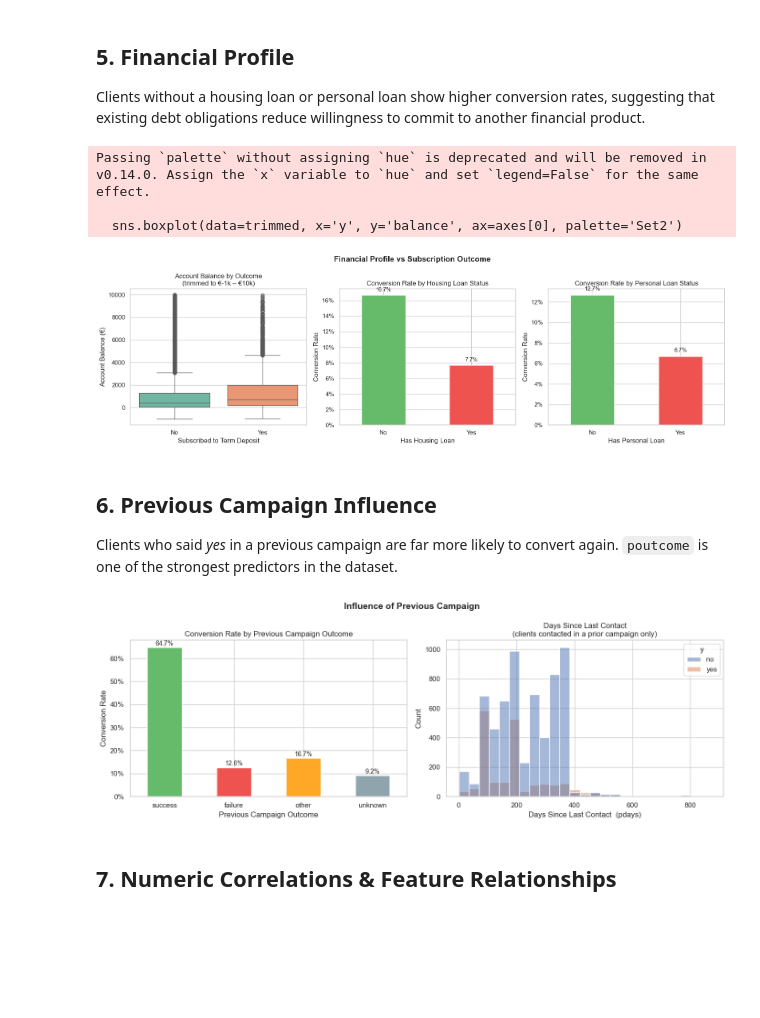
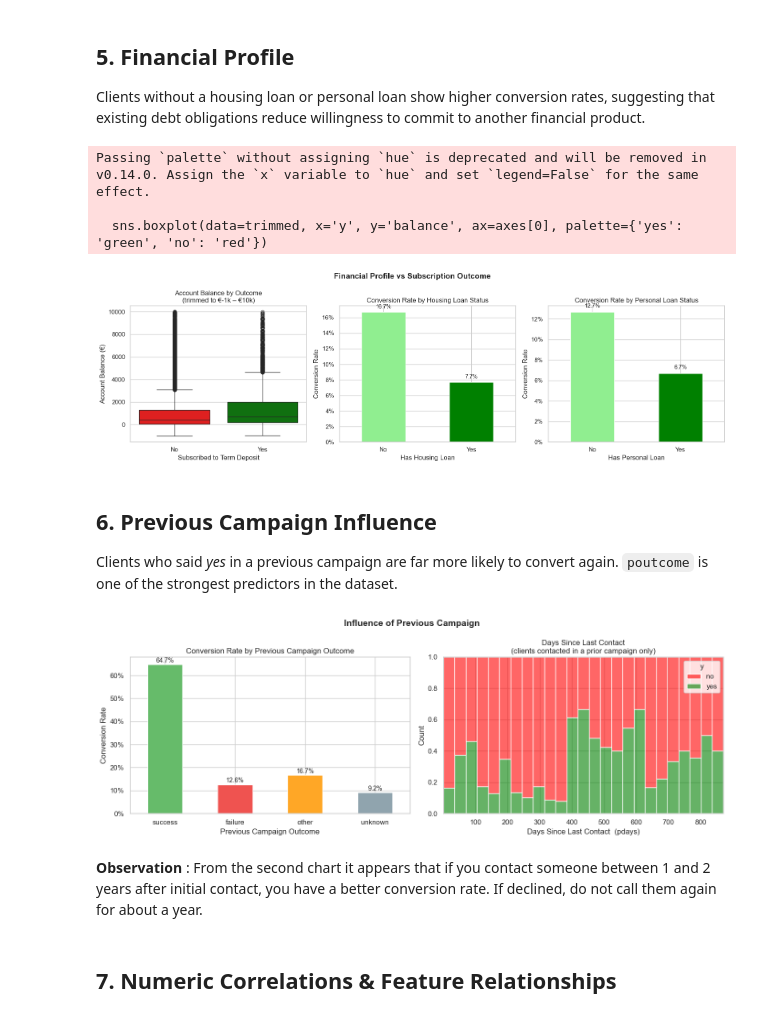
Before and after one commit to eigen-echo/ucb-pa17-comparing-classifiers, a Jupyter notebook: notebooks/00-exploratary-data-analysis.ipynb, the cells around one changed output. Drawn from its saved outputs; the diff is of its cells as text; code cells hidden in the pictures; blank space fills up the shorter version.

```diff
--- a/notebooks/00-exploratary-data-analysis.ipynb
+++ b/notebooks/00-exploratary-data-analysis.ipynb
@@ -223,15 +328,14 @@ fig, axes = plt.subplots(1, 3, figsize=(16, 5))
 
 # Account balance by outcome (trim outliers for readability)
 trimmed = df_full[df_full['balance'].between(-1000, 10000)]
-sns.boxplot(data=trimmed, x='y', y='balance', ax=axes[0], palette='Set2')
+sns.boxplot(data=trimmed, x='y', y='balance', ax=axes[0], palette={'yes': 'green', 'no': 'red'})
 axes[0].set_title('Account Balance by Outcome\n(trimmed to €-1k – €10k)')
 axes[0].set_xlabel('Subscribed to Term Deposit')
 axes[0].set_ylabel('Account Balance (€)')
 axes[0].set_xticklabels(['No', 'Yes'])
 
-# Housing loan conversion rate
 housing_rate = df_full.groupby('housing')['y'].apply(lambda x: (x == 'yes').mean())
-housing_rate.plot(kind='bar', ax=axes[1], color=['#66BB6A', '#EF5350'], edgecolor='white')
+housing_rate.plot(kind='bar', ax=axes[1], color=['lightgreen', 'green'], edgecolor='white')
 axes[1].set_title('Conversion Rate by Housing Loan Status')
 axes[1].set_xlabel('Has Housing Loan')
 axes[1].set_ylabel('Conversion Rate')
@@ -241,9 +345,8 @@ for bar in axes[1].patches:
     axes[1].text(bar.get_x() + bar.get_width() / 2, bar.get_height() + 0.003,
                  f'{bar.get_height():.1%}', ha='center', va='bottom', fontsize=10)
 
-# Personal loan conversion rate
 loan_rate = df_full.groupby('loan')['y'].apply(lambda x: (x == 'yes').mean())
-loan_rate.plot(kind='bar', ax=axes[2], color=['#66BB6A', '#EF5350'], edgecolor='white')
+loan_rate.plot(kind='bar', ax=axes[2], color=[ 'lightgreen', 'green'], edgecolor='white')
 axes[2].set_title('Conversion Rate by Personal Loan Status')
 axes[2].set_xlabel('Has Personal Loan')
 axes[2].set_ylabel('Conversion Rate')
@@ -259,8 +362,8 @@ plt.show()
 # %% [output]
 Passing `palette` without assigning `hue` is deprecated and will be removed in v0.14.0. Assign the `x` variable to `hue` and set `legend=False` for the same effect.
 
-  sns.boxplot(data=trimmed, x='y', y='balance', ax=axes[0], palette='Set2')
+  sns.boxplot(data=trimmed, x='y', y='balance', ax=axes[0], palette={'yes': 'green', 'no': 'red'})
-[figure, old version]
+[figure, new version]
 # %% [markdown]
 ## 6. Previous Campaign Influence
 
@@ -268,37 +371,37 @@ Clients who said *yes* in a previous campaign are far more likely to convert aga
 # %%
 fig, axes = plt.subplots(1, 2, figsize=(14, 5))
 
-# Previous campaign outcome → current subscription rate
 poutcome_order = ['success', 'failure', 'other', 'unknown']
 poutcome_rate = (
     df_full.groupby('poutcome')['y']
     .apply(lambda x: (x == 'yes').mean())
     .reindex(poutcome_order)
     .dropna()
 )
 bar_colors = ['#66BB6A', '#EF5350', '#FFA726', '#90A4AE']
 poutcome_rate.plot(kind='bar', ax=axes[0], color=bar_colors[:len(poutcome_rate)], edgecolor='white')
 axes[0].set_title('Conversion Rate by Previous Campaign Outcome')
 axes[0].set_xlabel('Previous Campaign Outcome')
 axes[0].set_ylabel('Conversion Rate')
 axes[0].set_xticklabels(axes[0].get_xticklabels(), rotation=0)
 axes[0].yaxis.set_major_formatter(plt.FuncFormatter(lambda y, _: f'{y:.0%}'))
 for bar in axes[0].patches:
     axes[0].text(bar.get_x() + bar.get_width() / 2, bar.get_height() + 0.003,
                  f'{bar.get_height():.1%}', ha='center', va='bottom', fontsize=10)
 
-# Days since last contact — only clients contacted in a prior campaign (pdays != -1)
 prev_contacted = df_full[df_full['pdays'] > 0]
-sns.histplot(data=prev_contacted, x='pdays', hue='y', bins=25, ax=axes[1])
+sns.histplot(data=prev_contacted, x='pdays', hue='y',  palette={'yes': 'green', 'no': 'red'}, alpha=0.6, bins=25, multiple='fill', ax=axes[1])
 axes[1].set_title('Days Since Last Contact\n(clients contacted in a prior campaign only)')
 axes[1].set_xlabel('Days Since Last Contact  (pdays)')
 axes[1].set_ylabel('Count')
 
 plt.suptitle('Influence of Previous Campaign', fontsize=14, fontweight='bold')
 plt.tight_layout()
 plt.show()
 # %% [output]
-[figure, old version]
+[figure, new version]
+# %% [markdown]
+**Observation** : From the second chart it appears that if you contact someone between 1 and 2 years after initial contact, you have a better conversion rate. If declined, do not call them again for about a year.
 # %% [markdown]
 ## 7. Numeric Correlations & Feature Relationships
 # %%
```
Also changed, not shown: parts of 11 cells of this notebook.
